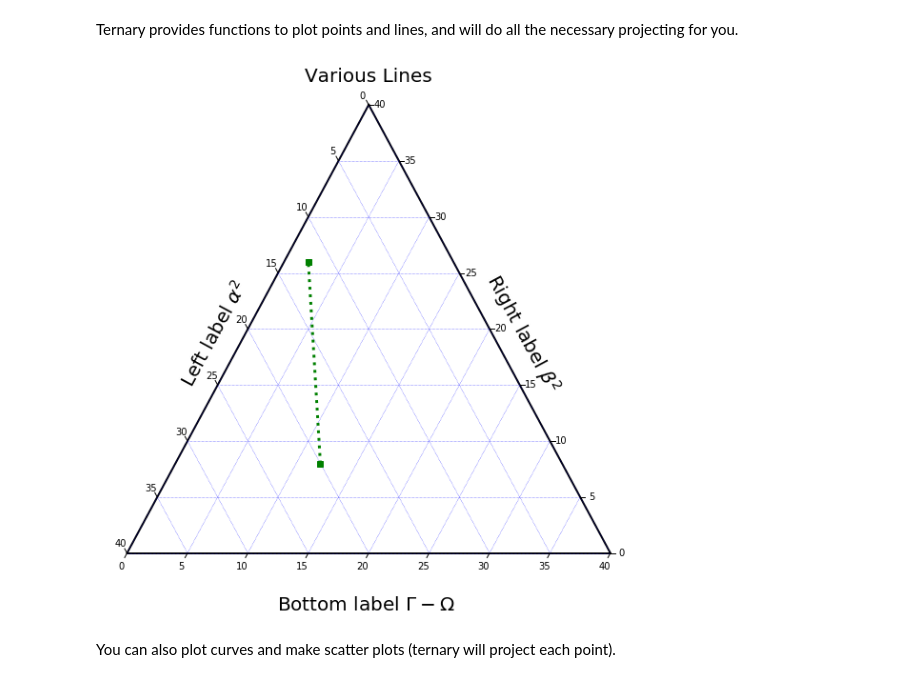
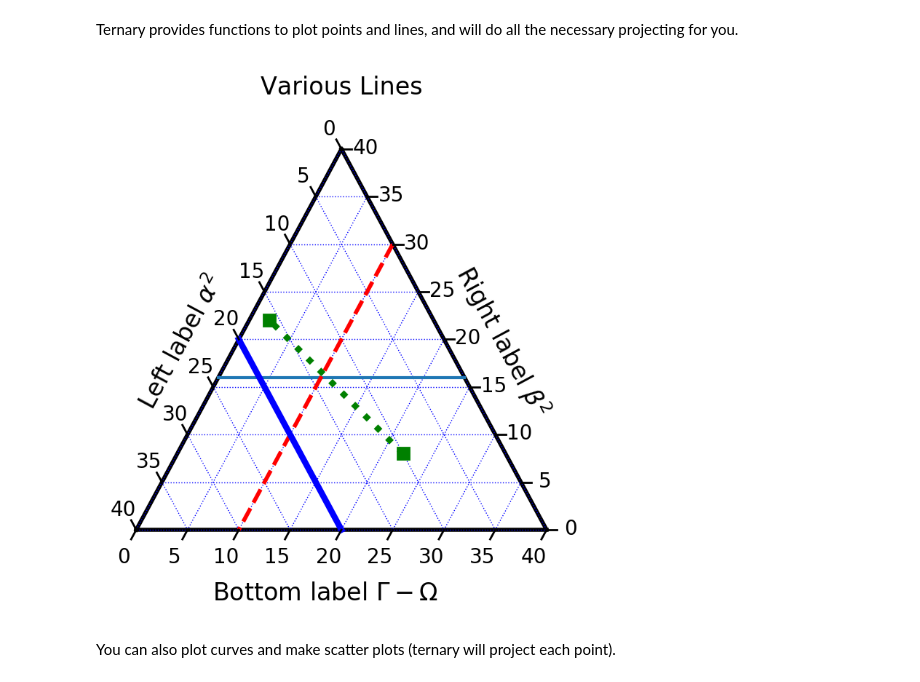
Before and after one commit to marcharper/python-ternary, a Jupyter notebook: examples/Ternary-Examples.ipynb, the cells around one changed output. Saved outputs shown, nothing was run; the diff lists cells and outputs as text; code cells hidden in the pictures.

```diff
--- a/examples/Ternary-Examples.ipynb
+++ b/examples/Ternary-Examples.ipynb
@@ -10,5 +10,10 @@ import ternary
 print("Version", ternary.__version__)
 # %% [output]
 Version 1.0.5
+# %%
+# Make images higher resolution and set default size
+import matplotlib
+matplotlib.rcParams['figure.dpi'] = 200
+matplotlib.rcParams['figure.figsize'] = (4, 4)
 # %% [markdown]
 The `ternary` library wraps its plotting functions are matplotlib. You can ask ternary for a plotting axes object or wrap an existing matplotlib axes. Our first example draws a ternary boundary and some inner grid lines, as well as some labels (you can use LaTeX just like in matplotlib).
@@ -45,37 +52,38 @@ Ternary provides functions to plot points and lines, and will do all the necessa
 # %%
 import ternary
 
 scale = 40
 figure, tax = ternary.figure(scale=scale)
-figure.set_size_inches(10, 10)
+# figure.set_size_inches(10, 10)
 
 # Draw Boundary and Gridlines
 tax.boundary(linewidth=2.0)
 tax.gridlines(color="blue", multiple=5)
 
 # Set Axis labels and Title
-fontsize = 20
-tax.set_title("Various Lines", fontsize=20)
-tax.left_axis_label("Left label $\\alpha^2$", fontsize=fontsize)
-tax.right_axis_label("Right label $\\beta^2$", fontsize=fontsize)
-tax.bottom_axis_label("Bottom label $\\Gamma - \\Omega$", fontsize=fontsize)
+fontsize = 12
+offset = 0.14
+tax.set_title("Various Lines\n", fontsize=fontsize)
+tax.left_axis_label("Left label $\\alpha^2$", fontsize=fontsize, offset=offset)
+tax.right_axis_label("Right label $\\beta^2$", fontsize=fontsize, offset=offset)
+tax.bottom_axis_label("Bottom label $\\Gamma - \\Omega$", fontsize=fontsize, offset=offset)
 
 # Draw lines parallel to the axes
-# tax.horizontal_line(16)
-# tax.left_parallel_line(10, linewidth=2., color='red', linestyle="--")
-# tax.right_parallel_line(20, linewidth=3., color='blue')
+tax.horizontal_line(16)
+tax.left_parallel_line(10, linewidth=2., color='red', linestyle="--")
+tax.right_parallel_line(20, linewidth=3., color='blue')
 # Draw an arbitrary line, ternary will project the points for you
-p1 = (12, 8, 10)
-p2 = (2, 26, 17)
+p1 = (22, 8, 10)
+p2 = (2, 22, 16)
 tax.line(p1, p2, linewidth=3., marker='s', color='green', linestyle=":")
 
-tax.ticks(axis='lbr', multiple=5, linewidth=1)
+tax.ticks(axis='lbr', multiple=5, linewidth=1, offset=0.025)
 tax.get_axes().axis('off')
 tax.clear_matplotlib_ticks()
 
 tax.show()
 # %% [output]
-[figure, old version]
+[figure, new version]
 # %% [markdown]
 You can also plot curves and make scatter plots (ternary will project each point).
 # %%
```
Also changed, not shown: parts of 8 cells of this notebook, 1 other file.
